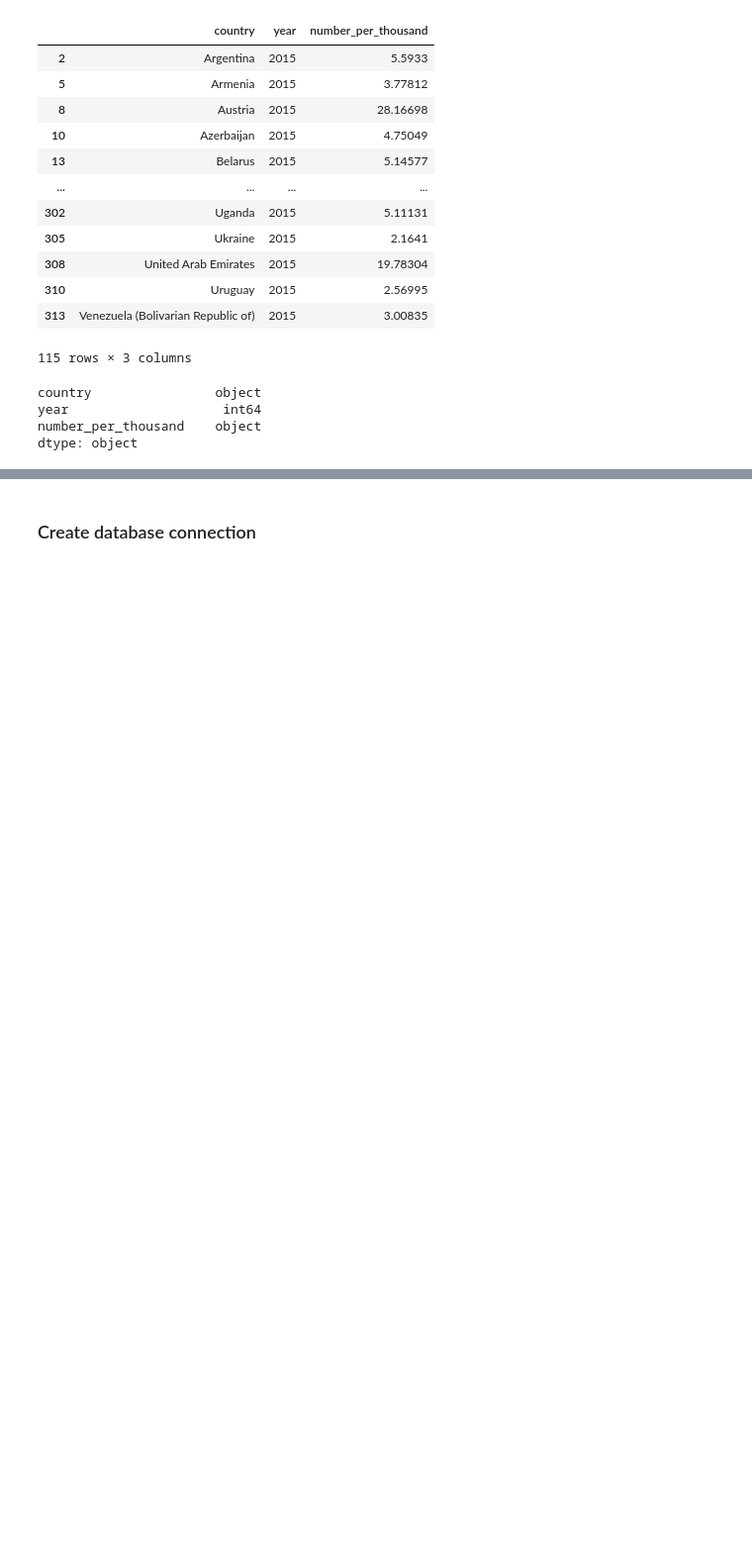
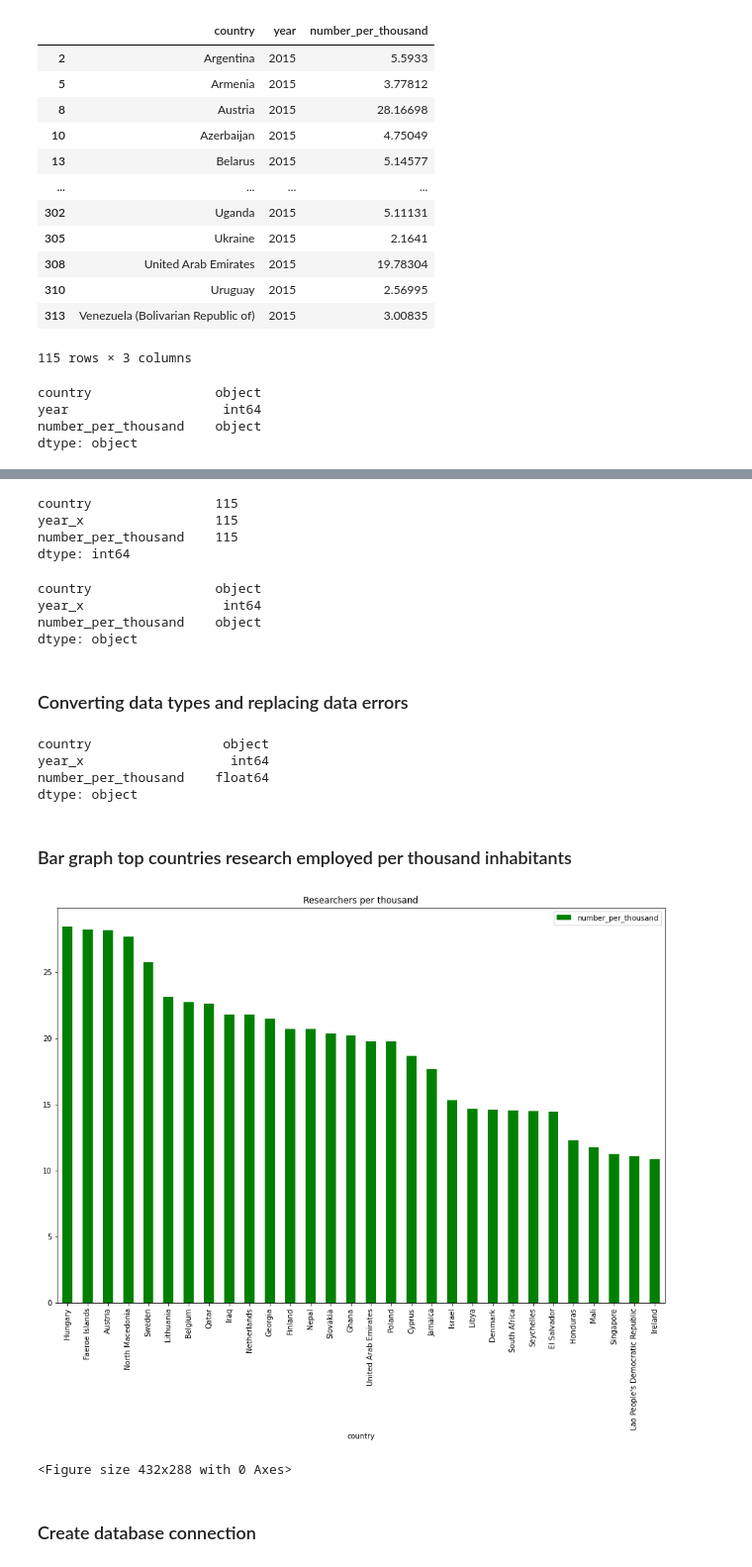
Before and after one commit to mchrzanowski27/Project2, a Jupyter notebook: Project2-Group3.ipynb, the cells around one changed output, grey strips where cells are left out. Shown at 99% size. Drawn from its saved outputs; the diff is of its cells as text; code cells hidden in the pictures; blank space fills up the shorter version.

```diff
--- a/Project2-Group3.ipynb
+++ b/Project2-Group3.ipynb
@@ -211,0 +341,16 @@ dtype: object
+# %%
+compare_spending_research.count()
+# %% [output]
+country                115
+year_x                 115
+number_per_thousand    115
+dtype: int64
+# %%
+compare_spending_research.dtypes
+# %% [output]
+country                object
+year_x                  int64
+number_per_thousand    object
+dtype: object
+# %% [markdown]
+### Converting data types and replacing data errors
@@ -212,3 +359,31 @@ dtype: object
+# %%
+compare_spending_research.loc[compare_spending_research.country == "Sudan (pre-secession)", "number_per_thousand"] = "0.0"
+# %%
+compare_spending_research.loc[compare_spending_research.country == "Sri Lanka", "number_per_thousand"] = "0.25722"
+# %%
+compare_spending_research['number_per_thousand'] = pd.to_numeric(compare_spending_research['number_per_thousand'])
+# %%
+compare_spending_research.dtypes
+# %% [output]
+country                 object
+year_x                   int64
+number_per_thousand    float64
+dtype: object
+# %%
+high_ranking = compare_spending_research[(compare_spending_research['number_per_thousand'] >= 10.0)]
+# %% [markdown]
+### Bar graph top countries research employed per thousand inhabitants
+# %%
+high_ranking.plot(x= 'country', y='number_per_thousand',kind="bar", figsize=(15,10), color = 'green')
+
+# Set a title for the chart
+plt.title("Researchers per thousand")
+
+plt.show()
+plt.tight_layout()
+# %% [output]
+[figure, added]
+<Figure size 432x288 with 0 Axes>
 # %% [markdown]
 ### Create database connection
 # %%
```
Also changed, not shown: parts of 27 cells of this notebook, 5 other files.
